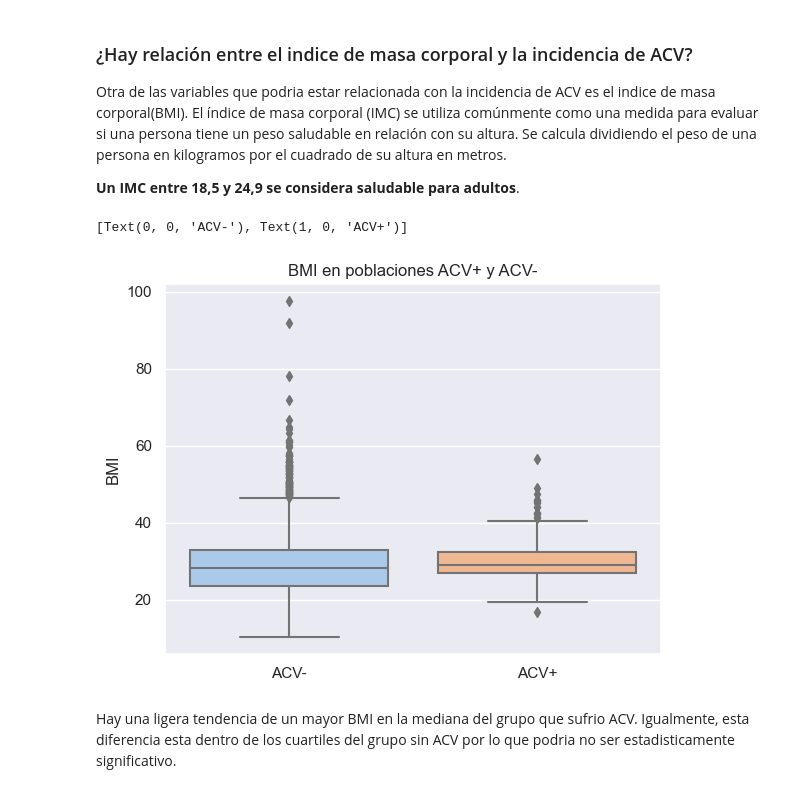
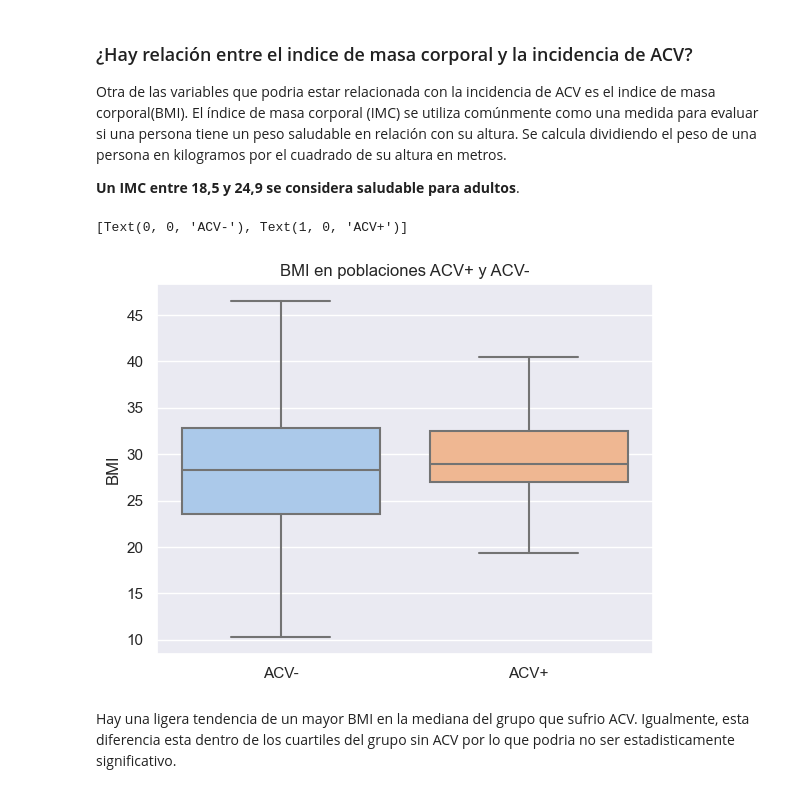
Before and after one commit to patricioneri/Stroke_analysis, a Jupyter notebook: Proyecto_Final Garcia.ipynb, the cells around one changed output. Drawn from its saved outputs; the diff is of its cells as text; code cells hidden in the pictures.

```diff
--- a/Proyecto_Final Garcia.ipynb
+++ b/Proyecto_Final Garcia.ipynb
@@ -285,12 +303,12 @@ Otra de las variables que podria estar relacionada con la incidencia de ACV es e
 
 **Un IMC entre 18,5 y 24,9 se considera saludable para adultos**.
 # %%
-g7 = sns.boxplot(x='stroke', y='bmi', data=df_stroke, palette='pastel')
+g7 = sns.boxplot(x='stroke', y='bmi', data=df_stroke, palette='pastel', showfliers=False)
 g7.set(title='BMI en poblaciones ACV+ y ACV-', ylabel ='BMI', xlabel='')
 g7.set_xticklabels(['ACV-', 'ACV+'])
 # %% [output]
 [Text(0, 0, 'ACV-'), Text(1, 0, 'ACV+')]
-[figure, old version]
+[figure, new version]
 # %% [markdown]
 Hay una ligera tendencia de un mayor BMI en la mediana del grupo que sufrio ACV. Igualmente, esta diferencia esta dentro de los cuartiles del grupo sin ACV por lo que podria no ser estadisticamente significativo.
 # %% [markdown]
```
Also changed, not shown: parts of 44 cells of this notebook, 1 other file.
